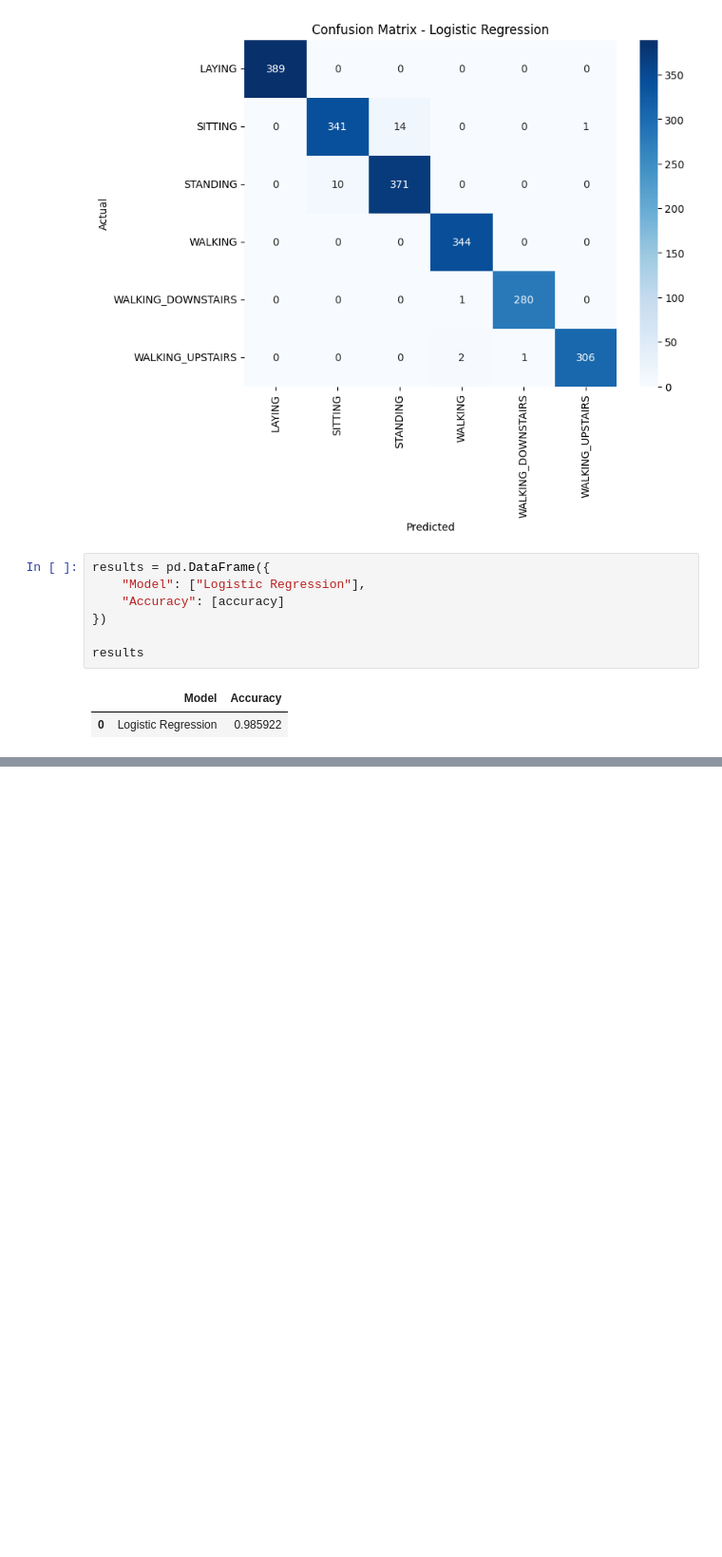
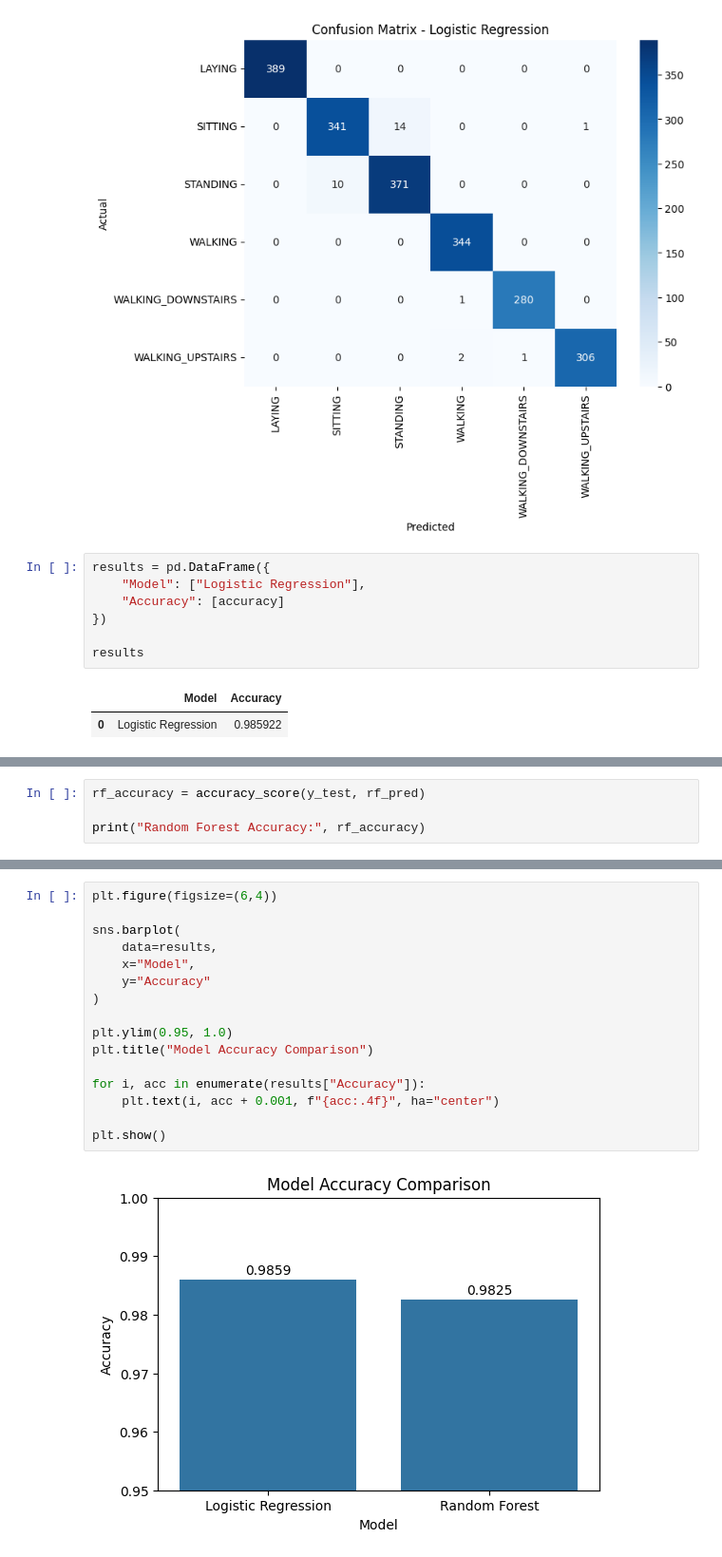
Before and after one commit to Mehnaz-Bashir/Human-Activity-Recognition, a Jupyter notebook: notebooks/04_Model_Training.ipynb, the cells around one changed output, grey strips where cells are left out. Shown at 95% size. Saved outputs shown, nothing was run; the diff lists cells and outputs as text; blank space fills up the shorter version.

```diff
--- a/notebooks/04_Model_Training.ipynb
+++ b/notebooks/04_Model_Training.ipynb
@@ -265,0 +278,4 @@ results
+# %%
+rf_accuracy = accuracy_score(y_test, rf_pred)
+
+print("Random Forest Accuracy:", rf_accuracy)
@@ -265,0 +341,18 @@ results
+# %%
+plt.figure(figsize=(6,4))
+
+sns.barplot(
+    data=results,
+    x="Model",
+    y="Accuracy"
+)
+
+plt.ylim(0.95, 1.0)
+plt.title("Model Accuracy Comparison")
+
+for i, acc in enumerate(results["Accuracy"]):
+    plt.text(i, acc + 0.001, f"{acc:.4f}", ha="center")
+
+plt.show()
+# %% [output]
+[figure, added]
```
Also changed, not shown: parts of 6 cells of this notebook.
